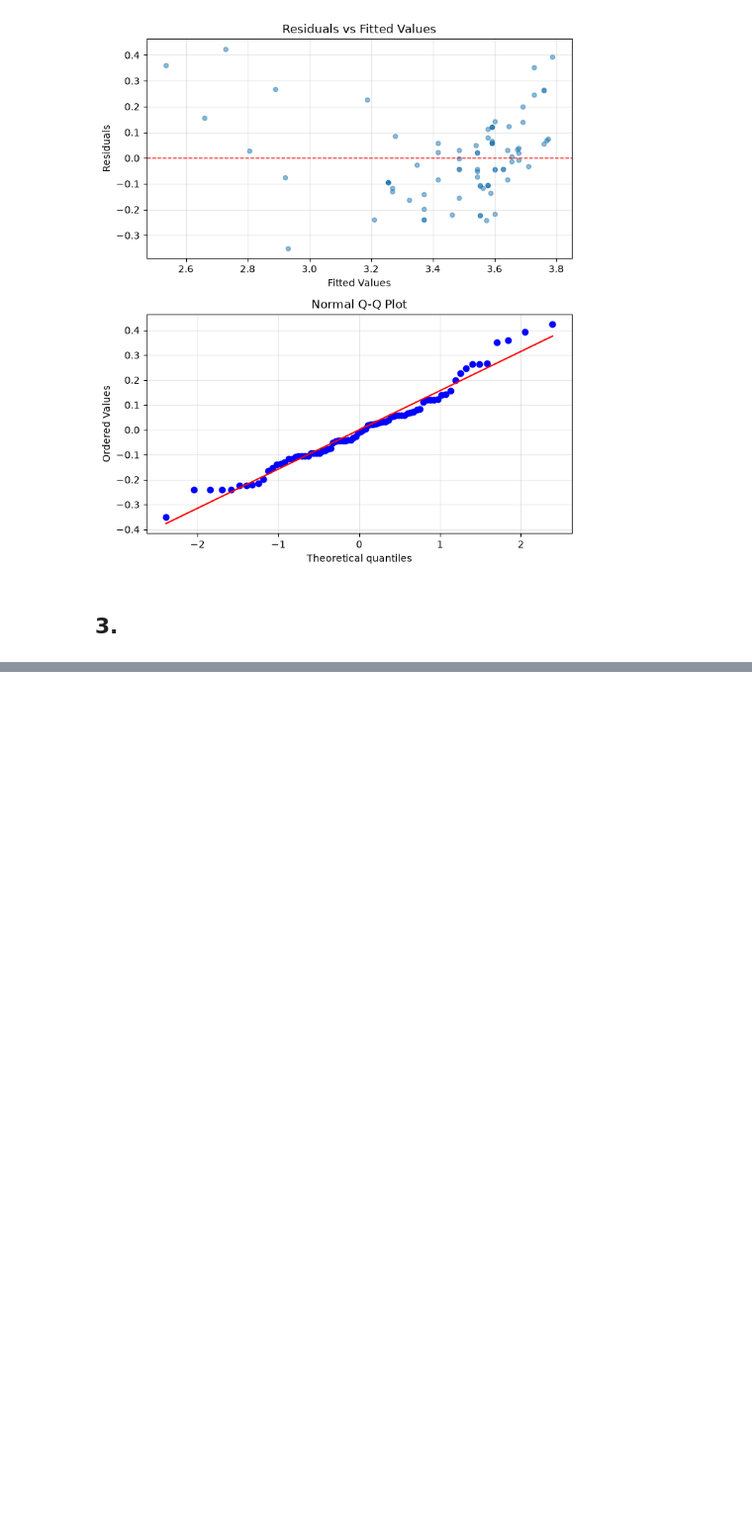
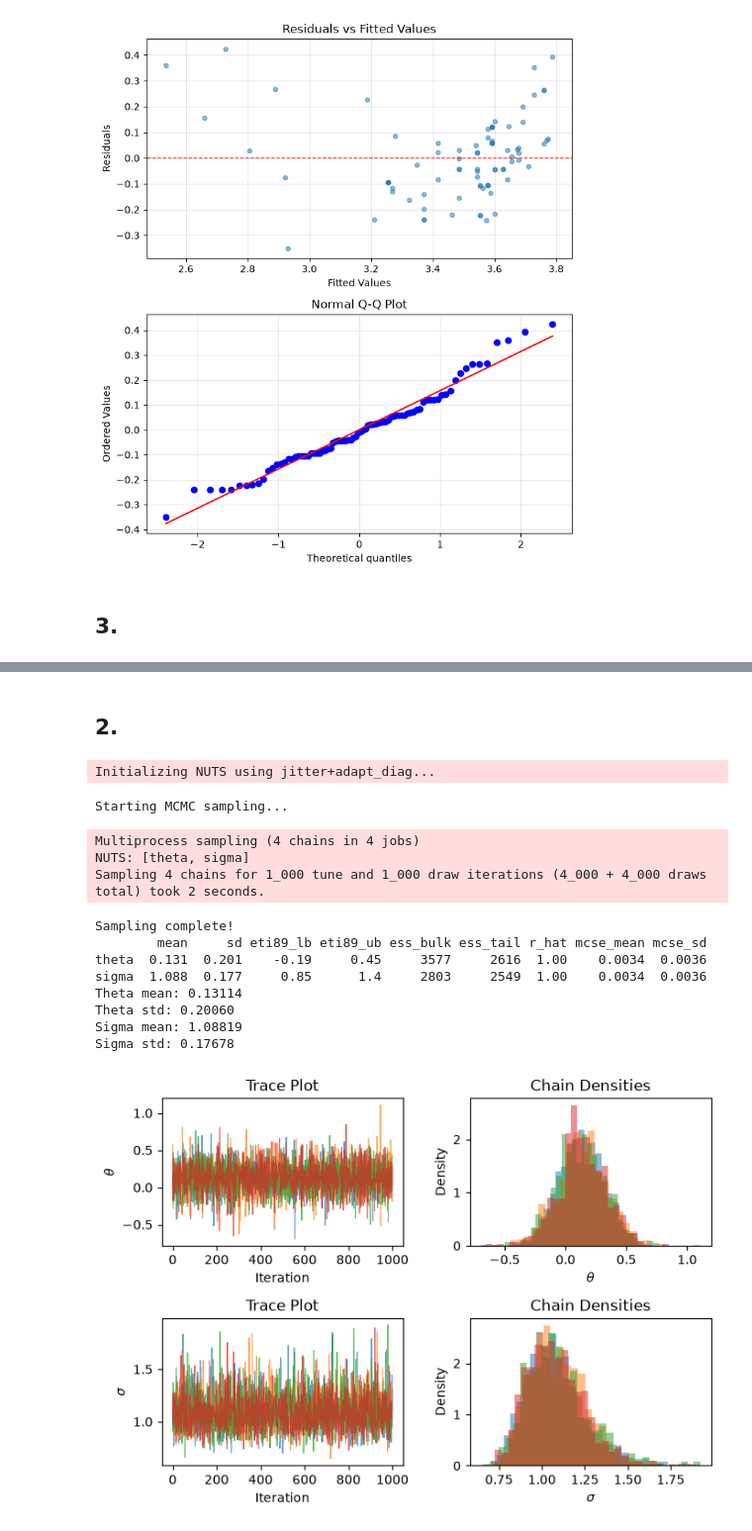
Before and after one commit to macpalor/statistics-for-data-science, a Jupyter notebook: exercise5.ipynb, the cells around one changed output, grey strips where cells are left out. Shown at 99% size. Drawn from its saved outputs; the diff is of its cells as text; code cells hidden in the pictures; blank space fills up the shorter version.

```diff
--- a/exercise5.ipynb
+++ b/exercise5.ipynb
@@ -204,0 +273,74 @@ Since $\mathbb{E}(X_i\epsilon_i)=0$, the second term vanishes when we take the e
+# %% [markdown]
+## 2.
+# %%
+with pm.Model() as model_part_b:
+    # Prior for theta
+    theta = pm.Normal('theta', mu=theta_mean, sigma=theta_std)
+    # Prior for sigma
+    sigma = pm.Gamma("sigma", alpha=2, beta=2)
+    # Likelihood of the data
+    X_obs = pm.Normal('X_obs', mu=theta, sigma=sigma, observed=X_data)
+
+    # Sample from posterior using NUTS
+    print("Starting MCMC sampling...")
+    idata = pm.sample(draws=1000, tune=1000, random_seed=42, progressbar=False)
+    print("Sampling complete!")
+
+print(az.summary(idata, var_names=["theta", "sigma"]))
+
+# Create trace plot for visual inspection
+fig, axes = plt.subplots(2, 2, figsize=(7, 5))
+
+# Extract theta samples for all chains
+theta_samples = idata.posterior["theta"].values
+sigma_samples = idata.posterior["sigma"].values
+
+print(f"Theta mean: {theta_samples.flatten().mean():.5f}")
+print(f"Theta std: {theta_samples.flatten().std():.5f}")
+print(f"Sigma mean: {sigma_samples.flatten().mean():.5f}")
+print(f"Sigma std: {sigma_samples.flatten().std():.5f}")
+
+# Plot traces for each chain
+for chain in range(theta_samples.shape[0]):
+    axes[0, 0].plot(theta_samples[chain, :], alpha=0.7, linewidth=0.8)
+axes[0, 0].set_xlabel("Iteration")
+axes[0, 0].set_ylabel(r"$\theta$")
+axes[0, 0].set_title("Trace Plot")
+
+# Plot overlaid densities
+for chain in range(theta_samples.shape[0]):
+    axes[0, 1].hist(theta_samples[chain, :], bins=30, alpha=0.5, density=True)
+axes[0, 1].set_xlabel(r"$\theta$")
+axes[0, 1].set_ylabel("Density")
+axes[0, 1].set_title("Chain Densities")
+
+# Plot traces for each chain
+for chain in range(sigma_samples.shape[0]):
+    axes[1, 0].plot(sigma_samples[chain, :], alpha=0.7, linewidth=0.8)
+axes[1, 0].set_xlabel("Iteration")
+axes[1, 0].set_ylabel(r"$\sigma$")
+axes[1, 0].set_title("Trace Plot")
+
+# Plot overlaid densities
+for chain in range(sigma_samples.shape[0]):
+    axes[1, 1].hist(sigma_samples[chain, :], bins=30, alpha=0.5, density=True)
+axes[1, 1].set_xlabel(r"$\sigma$")
+axes[1, 1].set_ylabel("Density")
+axes[1, 1].set_title("Chain Densities")
+plt.tight_layout()
+plt.show()
+# %% [output]
+Initializing NUTS using jitter+adapt_diag...
+Starting MCMC sampling...
+Multiprocess sampling (4 chains in 4 jobs)
+NUTS: [theta, sigma]
+Sampling 4 chains for 1_000 tune and 1_000 draw iterations (4_000 + 4_000 draws total) took 2 seconds.
+Sampling complete!
+        mean     sd eti89_lb eti89_ub ess_bulk ess_tail r_hat mcse_mean mcse_sd
+theta  0.131  0.201    -0.19     0.45     3577     2616  1.00    0.0034  0.0036
+sigma  1.088  0.177     0.85      1.4     2803     2549  1.00    0.0034  0.0036
+Theta mean: 0.13114
+Theta std: 0.20060
+Sigma mean: 1.08819
+Sigma std: 0.17678
+[figure, added]
```
Also changed, not shown: parts of 8 cells of this notebook.
